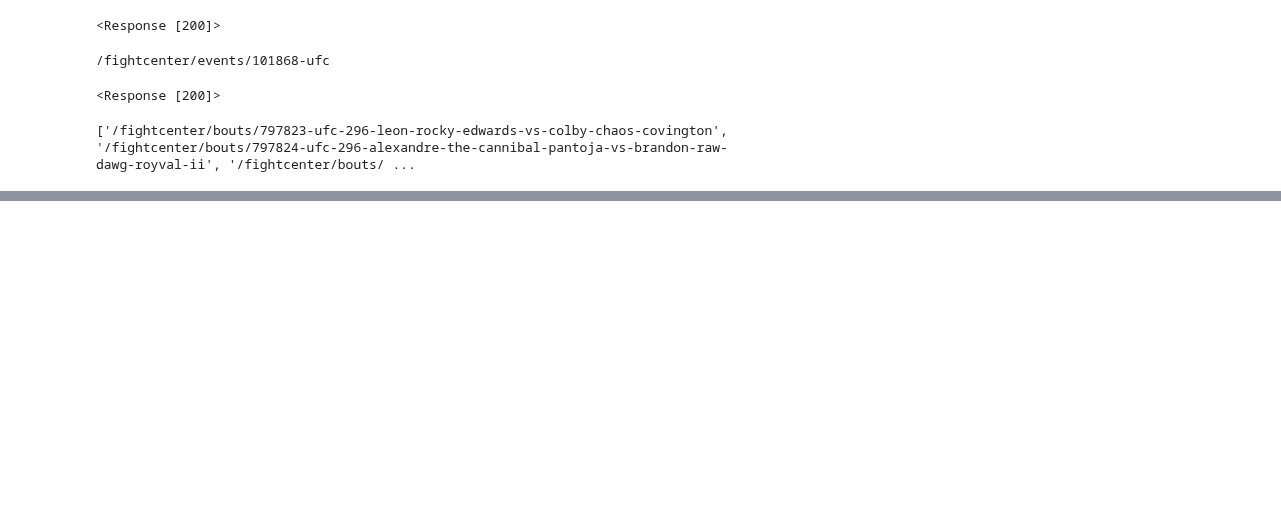
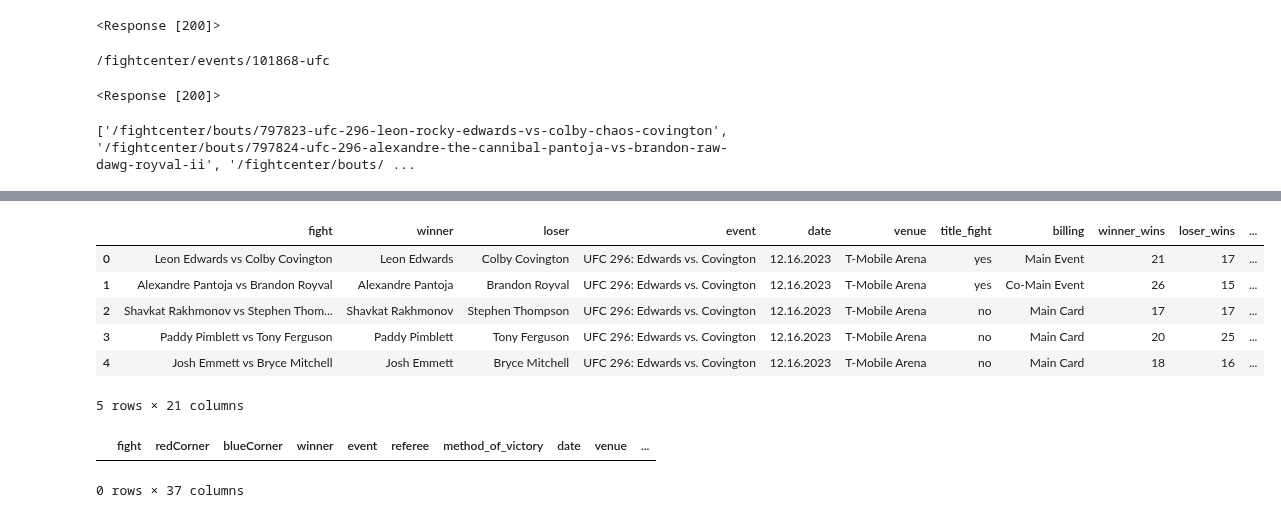
Before and after one commit to maxbraith/UFCModel, a Jupyter notebook: UFCModelGit/updateData/updateData.ipynb, the cells around one changed output, grey strips where cells are left out. Saved outputs shown, nothing was run; the diff lists cells and outputs as text; code cells hidden in the pictures; blank space fills up the shorter version.

```diff
--- a/UFCModelGit/updateData/updateData.ipynb
+++ b/UFCModelGit/updateData/updateData.ipynb
@@ -362,0 +560,13 @@ with open('updateTapology.csv', 'w', encoding='UTF8', newline='') as updateTapol
+# %%
+#create dataframes
+df = pd.read_csv('updateTapology.csv')
+df2 = pd.read_csv('updateUfc_history_fight_statistics.csv')
+df.head()
+# %% [output]
+|  | fight | winner | loser | event | date | venue | title_fight | billing | winner_wins | loser_wins | ... |
+| 0 | Leon Edwards vs Colby Covington | Leon Edwards | Colby Covington | UFC 296: Edwards vs. Covington | 12.16.2023 | T-Mobile Arena | yes | Main Event | 21 | 17 | ... |
+| 1 | Alexandre Pantoja vs Brandon Royval | Alexandre Pantoja | Brandon Royval | UFC 296: Edwards vs. Covington | 12.16.2023 | T-Mobile Arena | yes | Co-Main Event | 26 | 15 | ... |
+| 2 | Shavkat Rakhmonov vs Stephen Thom... | Shavkat Rakhmonov | Stephen Thompson | UFC 296: Edwards vs. Covington | 12.16.2023 | T-Mobile Arena | no | Main Card | 17 | 17 | ... |
+| 3 | Paddy Pimblett vs Tony Ferguson | Paddy Pimblett | Tony Ferguson | UFC 296: Edwards vs. Covington | 12.16.2023 | T-Mobile Arena | no | Main Card | 20 | 25 | ... |
+| 4 | Josh Emmett vs Bryce Mitchell | Josh Emmett | Bryce Mitchell | UFC 296: Edwards vs. Covington | 12.16.2023 | T-Mobile Arena | no | Main Card | 18 | 16 | ... |
+5 rows × 21 columns
@@ -362,0 +851,21 @@ with open('updateTapology.csv', 'w', encoding='UTF8', newline='') as updateTapol
+# %%
+#define headers
+column_headers = [
+    'fight', 'redCorner', 'blueCorner', 'winner', 'event', 'referee', 'method_of_victory',
+    'date', 'venue', 'title_fight', 'billing', 'redCorner_wins', 'blueCorner_wins',
+    'redCorner_losses', 'blueCorner_losses', 'redCorner_draws', 'blueCorner_draws',
+    'redCorner_age', 'blueCorner_age', 'redCorner_nation', 'blueCorner_nation',
+    'redCorner_fan', 'blueCorner_fan', 'redCorner_knockdowns', 'blueCorner_knockdowns',
+    'redCorner_sig_str', 'blueCorner_sig_str', 'redCorner_sig_str_percentage',
+    'blueCorner_sig_str_percentage', 'redCorner_total_str', 'blueCorner_total_str',
+    'redCorner_takedowns', 'blueCorner_takedowns', 'redCorner_takedown_percentage',
+    'blueCorner_takedown_percentage', 'redCorner_subs_attempted', 'blueCorner_subs_attempted'
+]
+
+#create dataframe using headers
+dfNew = pd.DataFrame(columns=column_headers)
+
+dfNew.head()
+# %% [output]
+|  | fight | redCorner | blueCorner | winner | event | referee | method_of_victory | date | venue | ... |
+0 rows × 37 columns
```
Also changed, not shown: parts of 14 cells of this notebook, 4 other files.
